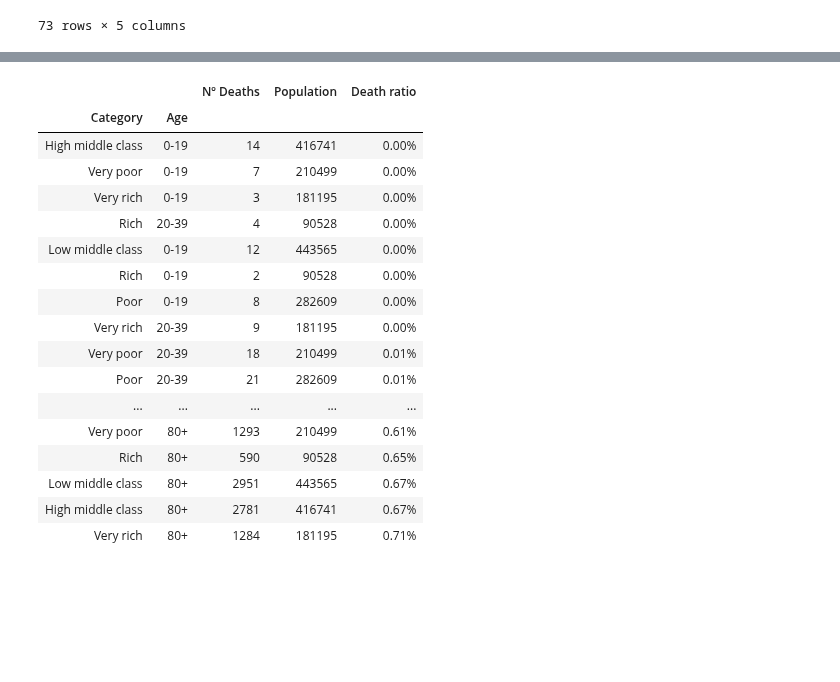
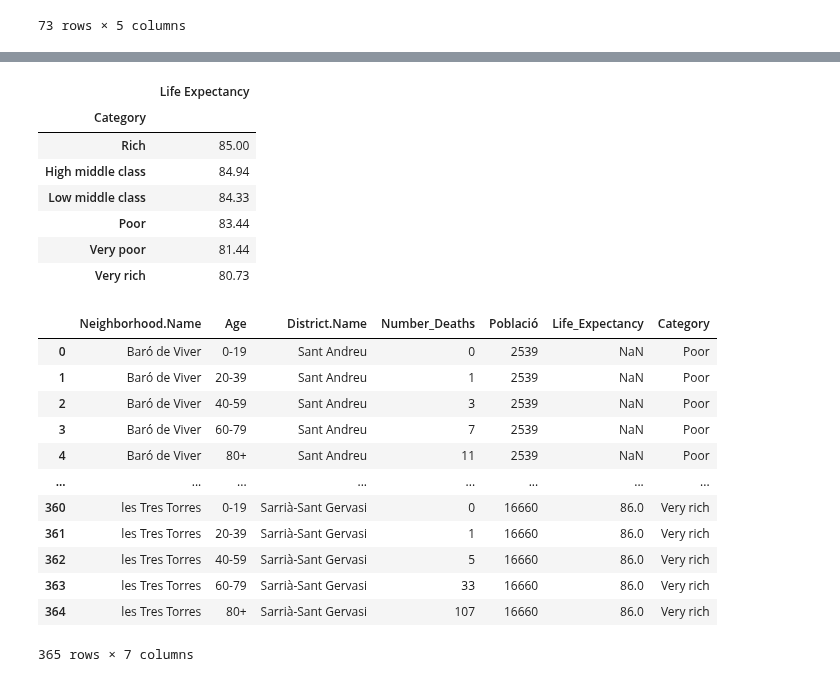
Before and after one commit to ta-data-bcn/Project-Week-2-Barcelona, a Jupyter notebook: your-project/Code/Ramon_JN.ipynb, the cells around one changed output, grey strips where cells are left out. Drawn from its saved outputs; the diff is of its cells as text; code cells hidden in the pictures; blank space fills up the shorter version.

```diff
--- a/your-project/Code/Ramon_JN.ipynb
+++ b/your-project/Code/Ramon_JN.ipynb
@@ -414,10 +254,3 @@ Index(['Year', 'District.Code', 'District.Name', 'Neighborhood.Code',
 # %%
 #Eliminate Columns,DON'T RUN AGAIN
 #merged_death_rent.drop("Codi_Districte",axis=1,inplace=True)
-# %%
-merged_death_rent.columns = ['Year', 'District.Code', 'District.Name', 'Neighborhood.Code',
-       'Neighborhood.Name', 'Age', 'Nº Deaths', 'Population',
-       'Índex RFD Barcelona = 100', 'Nom_Districte', 'Nom_Barri', 'Life Expectancy']
-# %%
-merged_death_rent.drop("Nom_Districte",axis=1,inplace=True)
-merged_death_rent.drop("Nom_Barri",axis=1,inplace=True)
@@ -429,5 +273,5 @@ NameError: name 'danger_data' is not defined
 # %%
-danger_data = merged_death_rent
+danger_data = merged_death_rent.copy()
 danger_data.rename(columns = {"Índex RFD Barcelona = 100":"Revenue_Index"},inplace = True)
 #We create 4 revenue categories for the negihborhoods based on their revenue levels
 danger_data["Category"] = ["Very poor" if e < 63
@@ -437,5 +281,7 @@ danger_data["Category"] = ["Very poor" if e < 63
                                           else "Rich" if e < 159
                                           else "Very rich"
                                           for e in danger_data["Revenue_Index"]]
-danger_data.info()
+danger_data.rename(columns = {'Number':'Number_Deaths','Nombre':'Life_Expectancy'},inplace = True)
+danger_data.drop(['Revenue_Index','Year','District.Code','Neighborhood.Code'],axis=1,inplace = True)
+danger_data[danger_data["Neighborhood.Name"] == "les Tres Torres"]
 # %% [output]
@@ -489,0 +305,3 @@ KeyError: ''
+# %%
+#We group the deaths and population by age group and neighborhood
+deaths_by_age = danger_data.groupby(["Neighborhood.Name","Age"],as_index=False).aggregate({'District.Name':'first','Number_Deaths':'sum','Població':'first','Life_Expectancy':'mean','Category':'first'})
@@ -490,25 +352,37 @@ KeyError: ''
+# %%
+#We compute a more precise life expectancy by category
+life_expectancies_refined["Ponderated_pop"] = life_expectancies_refined["Població"] * life_expectancies_refined["Life_Expectancy"]
+life_exp = life_expectancies_refined.groupby("Category")[["Població","Ponderated_pop"]].sum()
+life_exp["Life Expectancy"] = round(life_exp["Ponderated_pop"]/life_exp["Població"],2)
+life_exp.drop(['Població','Ponderated_pop'],axis=1,inplace=True)
+life_exp.sort_values(by = 'Life Expectancy',ascending = False)
+# %% [output]
+|  | Life Expectancy |
+| Category |  |
+| Rich | 85.00 |
+| High middle class | 84.94 |
+| Low middle class | 84.33 |
+| Poor | 83.44 |
+| Very poor | 81.44 |
+| Very rich | 80.73 |
 # %%
-deaths_grouped = danger_by_ages.groupby(["Category","Age"])[["Nº Deaths","Population"]].sum()
-deaths_grouped["Death ratio"] = deaths_grouped["Nº Deaths"] / deaths_grouped["Population"]
-deaths_grouped['Death ratio'] = pd.Series(["{0:.2f}%".format(val * 100) for val in deaths_grouped['Death ratio']], index = deaths_grouped.index)
-deaths_grouped.sort_values(by = "Death ratio",inplace = True)
-deaths_grouped
+##deaths_grouped = danger_by_ages.groupby(["Category","Age"])[["Nº Deaths","Population"]].sum()
+##deaths_grouped["Death ratio"] = deaths_grouped["Nº Deaths"] / deaths_grouped["Population"]
+##deaths_grouped['Death ratio'] = pd.Series(["{0:.2f}%".format(val * 100) for val in deaths_grouped['Death ratio']], index = deaths_grouped.index)
+##deaths_grouped.sort_values(by = "Death ratio",inplace = True)
+##deaths_grouped
+deaths_by_age
 # %% [output]
-|  |  | Nº Deaths | Population | Death ratio |
-| Category | Age |  |  |  |
-| High middle class | 0-19 | 14 | 416741 | 0.00% |
-| Very poor | 0-19 | 7 | 210499 | 0.00% |
-| Very rich | 0-19 | 3 | 181195 | 0.00% |
-| Rich | 20-39 | 4 | 90528 | 0.00% |
-| Low middle class | 0-19 | 12 | 443565 | 0.00% |
-| Rich | 0-19 | 2 | 90528 | 0.00% |
-| Poor | 0-19 | 8 | 282609 | 0.00% |
-| Very rich | 20-39 | 9 | 181195 | 0.00% |
-| Very poor | 20-39 | 18 | 210499 | 0.01% |
-| Poor | 20-39 | 21 | 282609 | 0.01% |
-| ... | ... | ... | ... | ... |
-| Very poor | 80+ | 1293 | 210499 | 0.61% |
-| Rich | 80+ | 590 | 90528 | 0.65% |
-| Low middle class | 80+ | 2951 | 443565 | 0.67% |
-| High middle class | 80+ | 2781 | 416741 | 0.67% |
-| Very rich | 80+ | 1284 | 181195 | 0.71% |
+|  | Neighborhood.Name | Age | District.Name | Number_Deaths | Població | Life_Expectancy | Category |
+| 0 | Baró de Viver | 0-19 | Sant Andreu | 0 | 2539 | NaN | Poor |
+| 1 | Baró de Viver | 20-39 | Sant Andreu | 1 | 2539 | NaN | Poor |
+| 2 | Baró de Viver | 40-59 | Sant Andreu | 3 | 2539 | NaN | Poor |
+| 3 | Baró de Viver | 60-79 | Sant Andreu | 7 | 2539 | NaN | Poor |
+| 4 | Baró de Viver | 80+ | Sant Andreu | 11 | 2539 | NaN | Poor |
+| ... | ... | ... | ... | ... | ... | ... | ... |
+| 360 | les Tres Torres | 0-19 | Sarrià-Sant Gervasi | 0 | 16660 | 86.0 | Very rich |
+| 361 | les Tres Torres | 20-39 | Sarrià-Sant Gervasi | 1 | 16660 | 86.0 | Very rich |
+| 362 | les Tres Torres | 40-59 | Sarrià-Sant Gervasi | 5 | 16660 | 86.0 | Very rich |
+| 363 | les Tres Torres | 60-79 | Sarrià-Sant Gervasi | 33 | 16660 | 86.0 | Very rich |
+| 364 | les Tres Torres | 80+ | Sarrià-Sant Gervasi | 107 | 16660 | 86.0 | Very rich |
+365 rows × 7 columns
```
Also changed, not shown: parts of 32 cells of this notebook, 2 other files.
